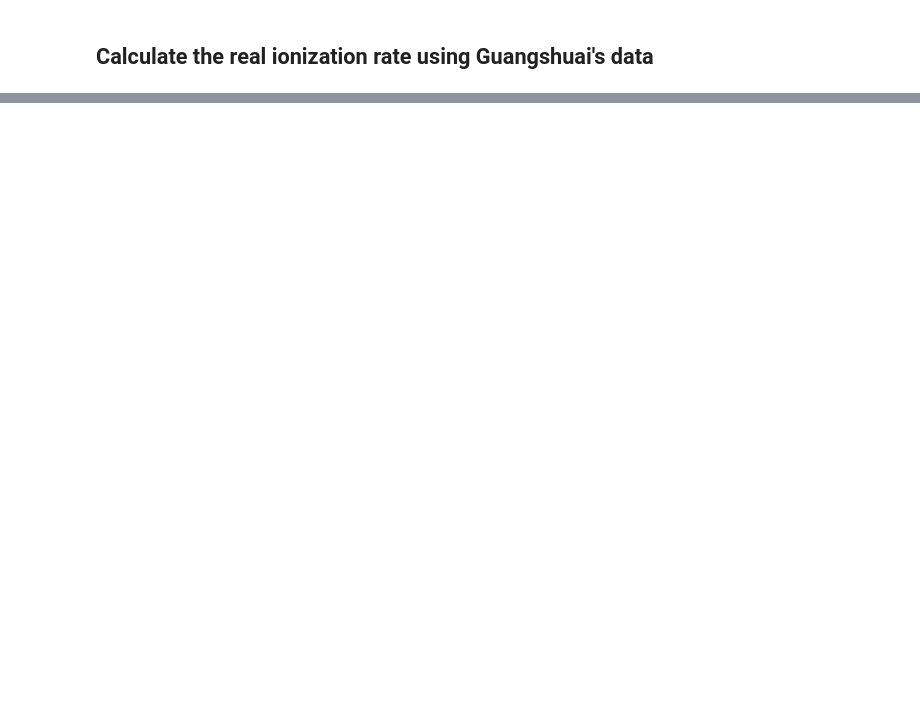
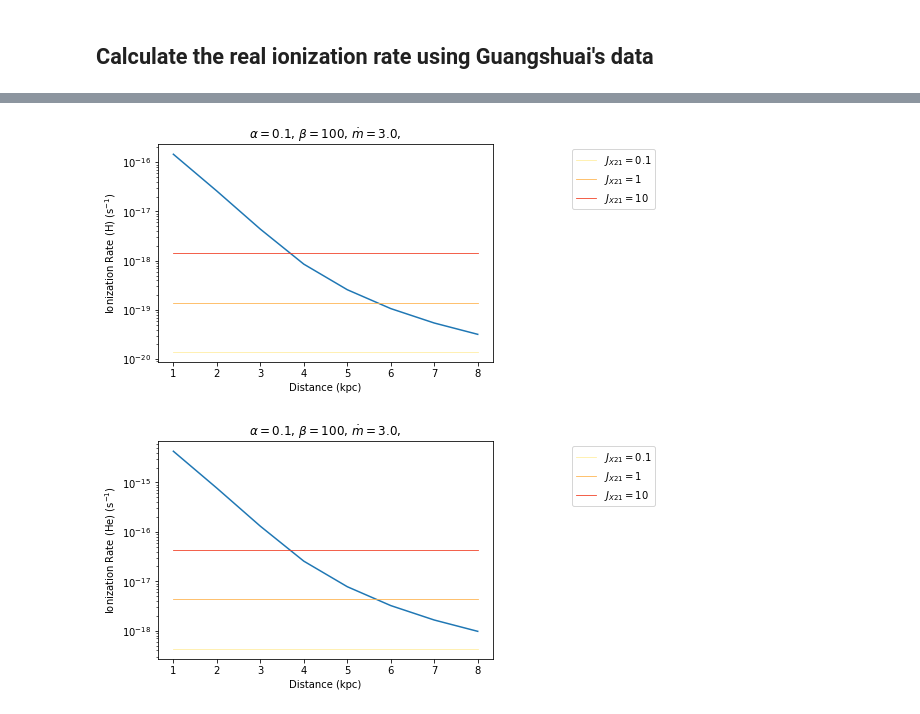
Before and after one commit to slowdivePTG/X-ray-chemistry, a Jupyter notebook: Calc_ionization_rate/Photon_Ionization.ipynb, the cells around one changed output, grey strips where cells are left out. Drawn from its saved outputs; the diff is of its cells as text; code cells hidden in the pictures; blank space fills up the shorter version.

```diff
--- a/Calc_ionization_rate/Photon_Ionization.ipynb
+++ b/Calc_ionization_rate/Photon_Ionization.ipynb
@@ -316,0 +451,34 @@ main_x()
+# %%
+ip_H, ip_He = np.array([]), np.array([])
+for i in Dat2:
+    ip_H = np.append(Ion_p(H, He, H, i), ip_H)
+    ip_He = np.append(Ion_p(H, He, He, i), ip_He)
+
+plt.plot(np.arange(8)+1, ip_H)
+
+ip_model_H = Ion_p(H, He, H)
+plt.plot([1,8], [ip_model_H, ip_model_H], label = '$J_{X21}=0.1$', color = '#ffeda0', lw = 0.8)
+plt.plot([1,8], [ip_model_H*10, ip_model_H*10], label = '$J_{X21}=1$', color = '#feb24c', lw = 0.8)
+plt.plot([1,8], [ip_model_H*100, ip_model_H*100], label = '$J_{X21}=10$', color = '#f03b20', lw = 0.8)
+plt.yscale('log')
+plt.xlabel('Distance (kpc)')
+plt.ylabel('Ionization Rate (H) (s$^{-1}$)')
+plt.legend(bbox_to_anchor=(1.5,1))
+plt.title(Dat2[0].title(distance = False, alpha = True, beta = True, mdot = True))
+plt.show()
+
+plt.plot(np.arange(8)+1, ip_He)
+
+ip_model_He = Ion_p(H, He, He)
+plt.plot([1,8], [ip_model_He, ip_model_He], label = '$J_{X21}=0.1$', color = '#ffeda0', lw = 0.8)
+plt.plot([1,8], [ip_model_He*10, ip_model_He*10], label = '$J_{X21}=1$', color = '#feb24c', lw = 0.8)
+plt.plot([1,8], [ip_model_He*100, ip_model_He*100], label = '$J_{X21}=10$', color = '#f03b20', lw = 0.8)
+plt.yscale('log')
+plt.xlabel('Distance (kpc)')
+plt.ylabel('Ionization Rate (He) (s$^{-1}$)')
+plt.legend(bbox_to_anchor=(1.5,1))
+plt.title(Dat2[0].title(distance = False, alpha = True, beta = True, mdot = True))
+plt.show()
+# %% [output]
+[figure, added]
+[figure, added]
```
Also changed, not shown: parts of 51 cells of this notebook, 9 other files.
